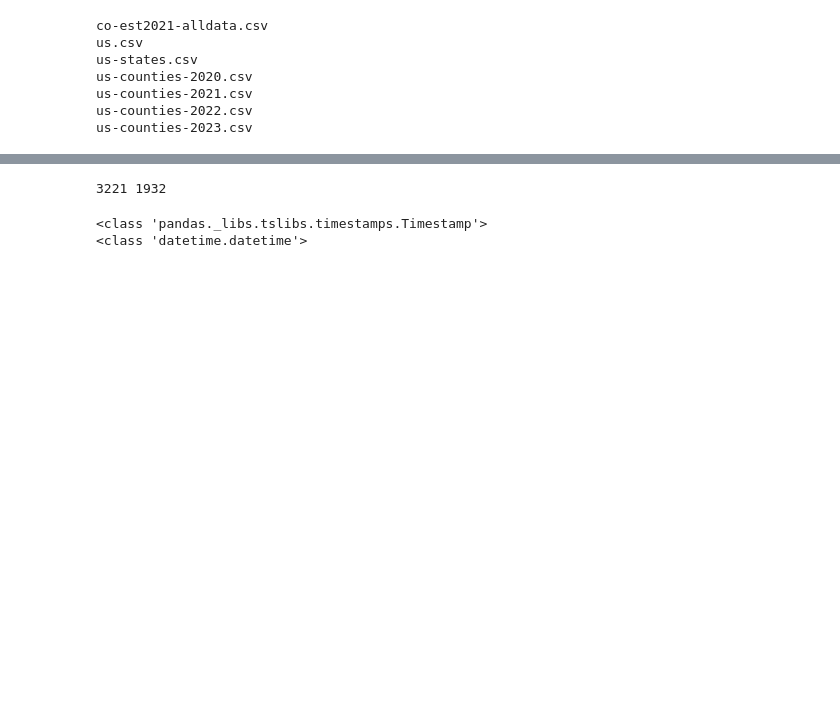
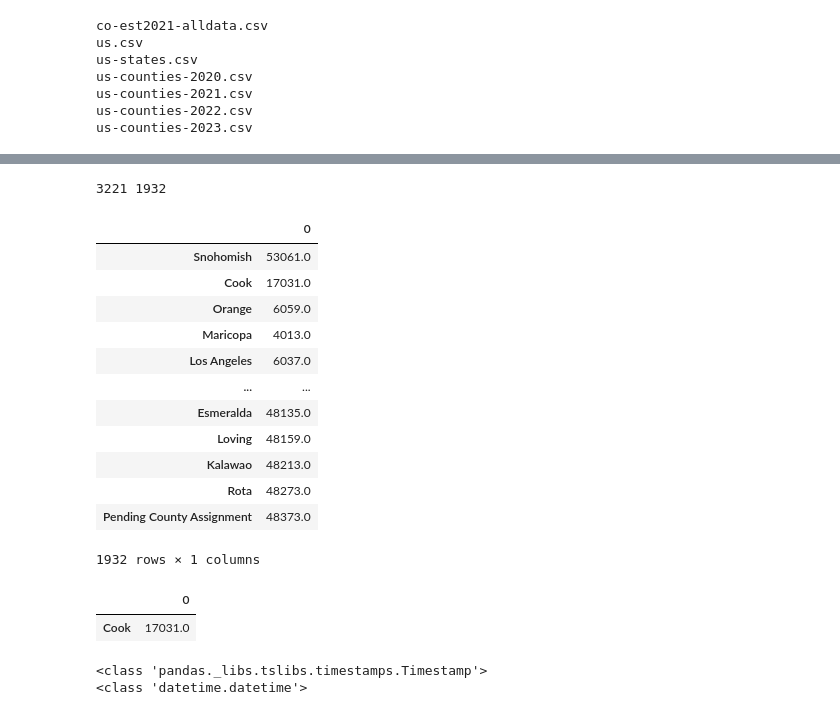
Before and after one commit to cskimm01/NYT_COV_visualize, a Jupyter notebook: covid_visuals.ipynb, the cells around one changed output, grey strips where cells are left out. Drawn from its saved outputs; the diff is of its cells as text; code cells hidden in the pictures; blank space fills up the shorter version.

```diff
--- a/covid_visuals.ipynb
+++ b/covid_visuals.ipynb
@@ -106,17 +123,35 @@ ValueError: If using all scalar values, you must pass an index
 # %%
 # countyfips = pd.Series(all_counties_df2.fips.unique(), name='fips')
 # countynames = pd.Series(all_counties_df2.county.unique(), name='county')
 # countyfips = pd.concat([countynames, countyfips], axis=1,)
 # countyfips.rename(columns={0:'county', 1:'fips'})
 countyfips = all_counties_df.fips.unique()
 countyname = all_counties_df.county.unique()
 print(len(countyfips), len(countyname))
-# countyfips = {countyname[i]:countyfips[i] for i in range(len(countyname))}
-# countyfips = pd.DataFrame.from_dict(countyfips,orient='index')
-# countyfips.rename(columns={'index':'state', 0:'fips'})
-# countyfips
+countyfips = {countyname[i]:countyfips[i] for i in range(len(countyname))}
+countyfips = pd.DataFrame.from_dict(countyfips,orient='index')
+countyfips.rename(columns={'index':'state', 0:'fips'})
+countyfips
 # %% [output]
 3221 1932
+|  | 0 |
+| Snohomish | 53061.0 |
+| Cook | 17031.0 |
+| Orange | 6059.0 |
+| Maricopa | 4013.0 |
+| Los Angeles | 6037.0 |
+| ... | ... |
+| Esmeralda | 48135.0 |
+| Loving | 48159.0 |
+| Kalawao | 48213.0 |
+| Rota | 48273.0 |
+| Pending County Assignment | 48373.0 |
+1932 rows × 1 columns
+# %%
+countyfips[1:2]
+# %% [output]
+|  | 0 |
+| Cook | 17031.0 |
 # %%
 # print(countyfips.query('fips == 20153'),
 #       countyfips.query('county == "Rawlins"'))
```
Also changed, not shown: parts of 2 cells of this notebook.
